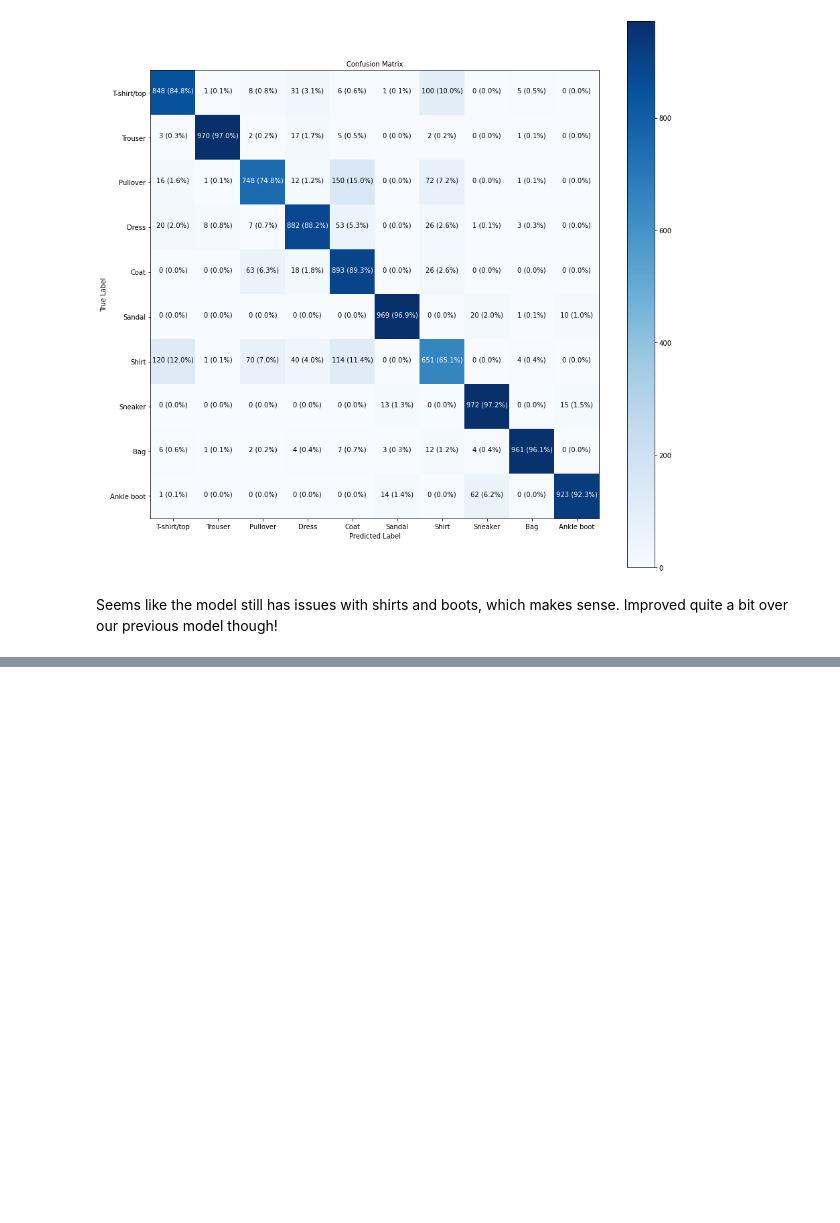
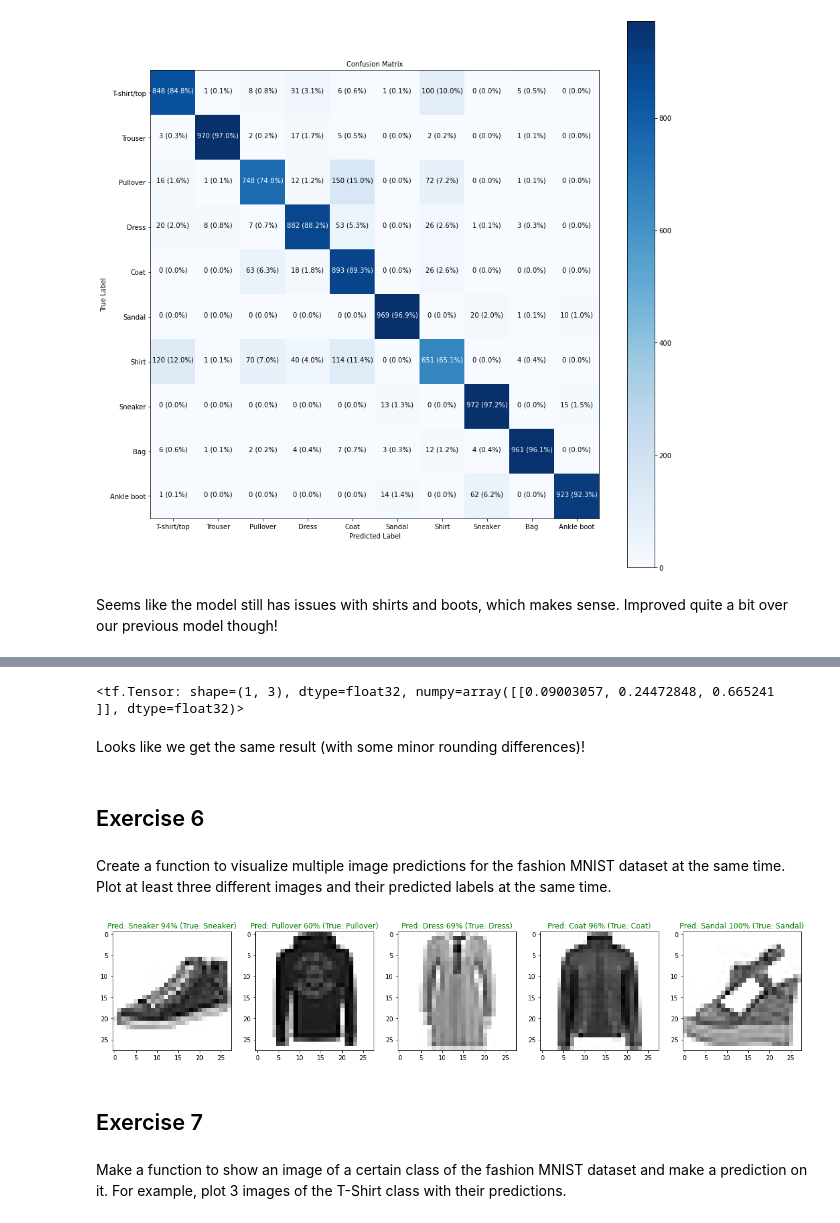
Before and after one commit to denishartl/introduction-to-tensorflow, a Jupyter notebook: 02_neural_network_classification_with_tensorflow.ipynb, the cells around one changed output, grey strips where cells are left out. Drawn from its saved outputs; the diff is of its cells as text; code cells hidden in the pictures; blank space fills up the shorter version.

Commit message:
Lecture 2 exercises finished

```diff
--- a/02_neural_network_classification_with_tensorflow.ipynb
+++ b/02_neural_network_classification_with_tensorflow.ipynb
@@ -1971,0 +1992,54 @@ Seems like the model still has issues with shirts and boots, which makes sense.
+# %%
+# Calculate softmax using the existing TensorFlow implementation
+tf_softmax = tf.keras.activations.softmax(inputs)
+tf_softmax
+# %% [output]
+<tf.Tensor: shape=(1, 3), dtype=float32, numpy=array([[0.09003057, 0.24472848, 0.665241  ]], dtype=float32)>
+# %% [markdown]
+Looks like we get the same result (with some minor rounding differences)!
+# %% [markdown]
+## Exercise 6
+# %% [markdown]
+Create a function to visualize multiple image predictions for the fashion MNIST dataset at the same time. Plot at least three different images and their predicted labels at the same time.
+# %%
+def show_mutliple_fashion_mnist(model, images, true_labels, classes, num_images):
+    """
+    Picks num_images random images, plots them and labels them with their predicted and truth label.
+    """
+    fig, axs = plt.subplots(1, num_images, figsize=(num_images*4.5, 15))
+
+    # Iterate over number of images
+    for y in range(0, num_images):
+        # Set up random integer
+        i = random.randint(0, len(images))
+
+        # Create predictions and targets
+        target_image = images[i]
+        pred_probs = model.predict(target_image.reshape(1, 28, 28))
+        pred_label = classes[pred_probs.argmax()]
+        true_label = classes[true_labels[i]]
+
+        # Plot the image
+        axs[y].imshow(target_image, cmap=plt.cm.binary)
+        # Change the color of the title depending on if the prediction is right or wrong
+        if pred_label == true_label:
+            color = "green"
+        else:
+            color="red"
+
+        axs[y].set_title("Pred: {} {:2.0f}% (True: {})".format(pred_label,
+                                                        100*tf.reduce_max(pred_probs),
+                                                        true_label),
+                   color = color)
+# %%
+show_mutliple_fashion_mnist(model=model_19,
+                            images=test_data_norm, # always make predictions on the same kind of data your model was trained on
+                            true_labels=test_labels,
+                            classes=class_names,
+                            num_images=5)
+# %% [output]
+[figure, added]
+# %% [markdown]
+## Exercise 7
+# %% [markdown]
+Make a function to show an image of a certain class of the fashion MNIST dataset and make a prediction on it. For example, plot 3 images of the T-Shirt class with their predictions.
```
Also changed, not shown: parts of 8 cells of this notebook.
